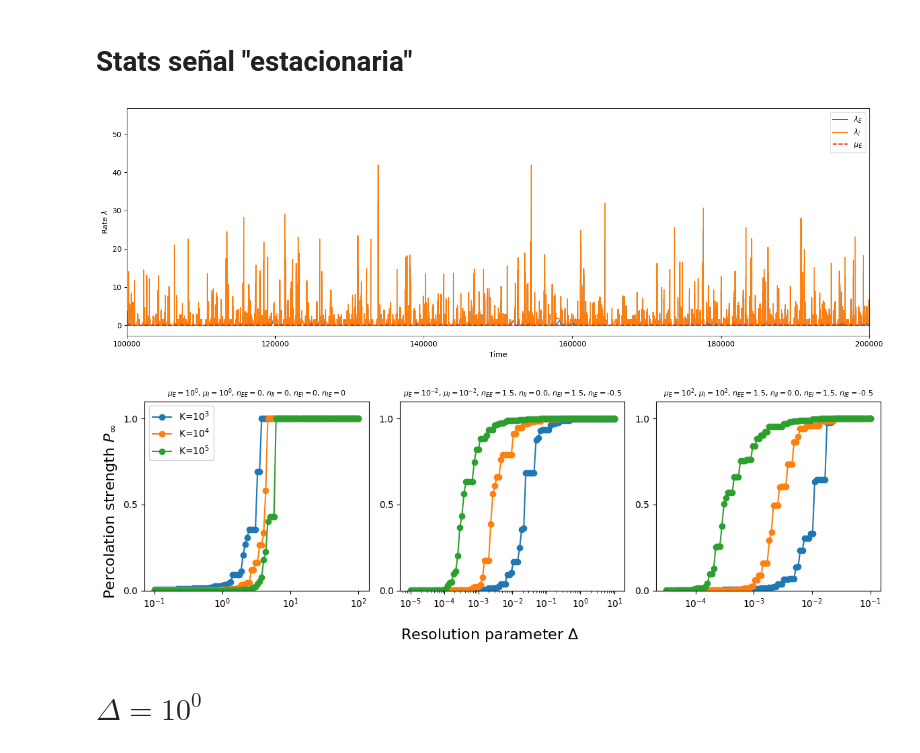
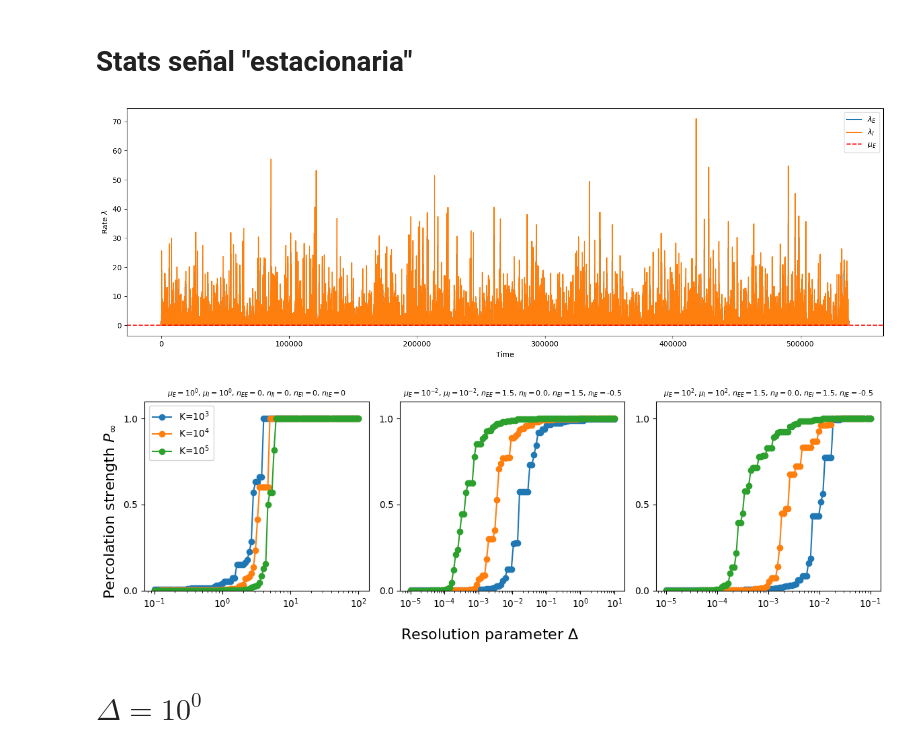
Before and after one commit to RivasAntonio/TFM, a Jupyter notebook: Códigos/Hawkes/Pruebas_bivariate.ipynb, the cells around one changed output. Drawn from its saved outputs; the diff is of its cells as text; code cells hidden in the pictures.

```diff
--- a/Códigos/Hawkes/Pruebas_bivariate.ipynb
+++ b/Códigos/Hawkes/Pruebas_bivariate.ipynb
@@ -239,19 +239,19 @@ Delta1 = 10**-3
 # %%
 times_between_events, times, rate1, rate2, reactions = generate_series_bivariate(K, nEE, nII, nEI, nIE, muE, muI)
 plt.figure(figsize=(15,5))
 plt.plot(times, rate1, label='$\lambda_E$')
 plt.plot(times, rate2, label='$\lambda_I$')
 plt.axhline(y=muE, color='r', linestyle='--', label='$\mu_E$')
 #plt.axhline(y=0, color='g', linestyle='--', label='$\lambda=0$')
 plt.xlabel('Time')
 #plt.yscale('log')
 # plt.xscale('log')
-plt.xlim(100000, 200000)
+# plt.xlim(100000, 200000)
 plt.ylabel('Rate $\lambda$')
 plt.legend()
 plt.tight_layout()
 # %% [output]
-[figure, old version]
+[figure, new version]
 # %%
 mus1 = [1, 10**-2, 10**2]
 mus2 = [1, 10**-2, 10**2]
@@ -259,7 +259,7 @@ mus2 = [1, 10**-2, 10**2]
 R = 10**0
 
 labels = ['K=$10^{3}$', 'K=$10^{4}$', 'K=$10^{5}$']
-deltas = [np.logspace(-1, 2, 100), np.logspace(-5, 1, 100), np.logspace(-4.5, -1, 100)]
+deltas = [np.logspace(-1, 2, 100), np.logspace(-5, 1, 100), np.logspace(-5, 0, 100)]
 # np.save(f'./data/deltas_bivariate_stationary', deltas)
 ns11 = [0, nEE, nEE]
 ns22 = [0, nII, nII]
@@ -304,12 +304,12 @@ fig.axes[1].set_title(f'$\mu_E=10^{ {int(np.log10(mus1[1]))}}$, $\mu_I=10^{ {int
 fig.axes[2].set_title(f'$\mu_E=10^{ {int(np.log10(mus1[2]))}}$, $\mu_I=10^{ {int(np.log10(mus2[2]))}}$, $n_{{EE}}=${ns11[2]}, $n_{{II}}=${ns22[2]}, $n_{{EI}}=${ns12[2]}, $n_{{IE}}=${ns21[2]}', fontsize = 8)
 
 fig.supxlabel('Resolution parameter $\Delta$', fontsize=16)
-fig.axes[0].minorticks_off()
-fig.axes[2].minorticks_off()
+# fig.axes[0].minorticks_off()
+# fig.axes[2].minorticks_off()
 fig.axes[0].legend(labels, loc='best', ncol=1)
 fig.supylabel('Percolation strength $P_{\infty}$', fontsize=16)
 fig.tight_layout()
 # %% [output]
-[figure, old version]
+[figure, new version]
 # %% [markdown]
 # $\Delta = 10^0$
```
Also changed, not shown: parts of 2 cells of this notebook, 23 other files.
